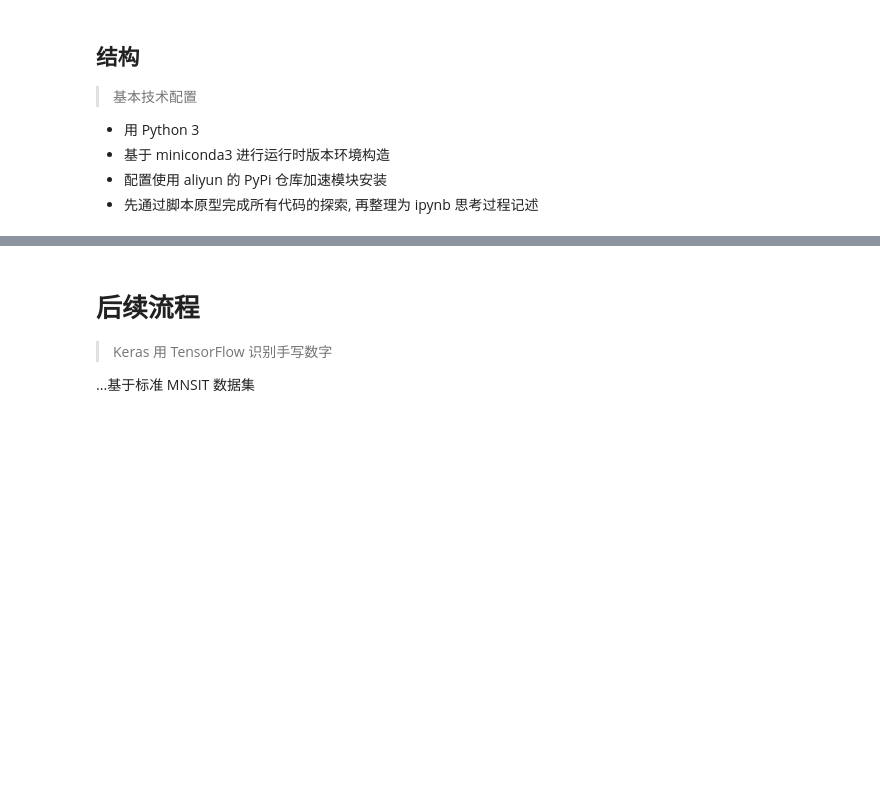
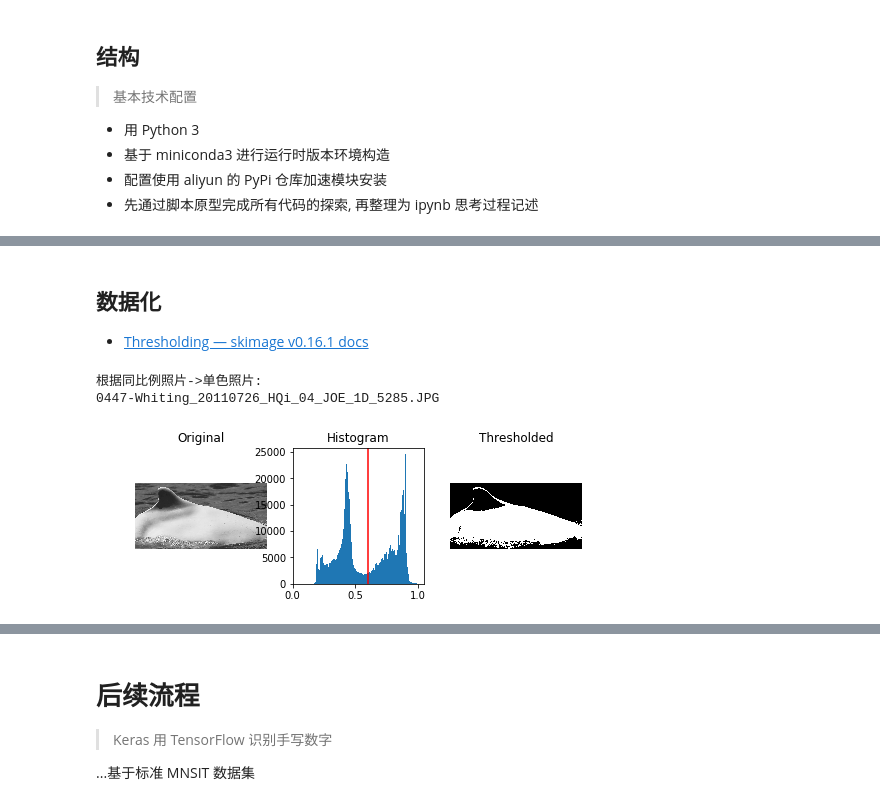
Before and after one commit to tfugzh/demo, a Jupyter notebook: ipynb/DoIs-init-photo-cleanup.ipynb, the cells around one changed output, grey strips where cells are left out. Cells and saved outputs as stored; diff of their text form; code cells hidden in the pictures; blank space fills up the shorter version.

```diff
--- a/ipynb/DoIs-init-photo-cleanup.ipynb
+++ b/ipynb/DoIs-init-photo-cleanup.ipynb
@@ -28,0 +84,11 @@
+# %%
+print('抽查图片比例...')
+for f in _fotos[10:20]:
+    _sfoto = "%s/%s"%(_foto_root, f)
+    #print(f)
+    _img = Image.open(_sfoto)#返回一个Image对象
+    print('''宽: {: <6},高: {: <6} 宽高比: {:<6.2f}：\t{}'''.format(
+            _img.size[0]
+            , _img.size[1]
+            , _img.size[0]/_img.size[1]
+            , f))
@@ -28,0 +217,4 @@
+# %% [markdown]
+## 数据化
+
+- [Thresholding — skimage v0.16.1 docs](https://scikit-image.org/docs/stable/auto_examples/segmentation/plot_thresholding.html#sphx-glr-auto-examples-segmentation-plot-thresholding-py)
@@ -28,0 +227,43 @@
+# %%
+print('根据同比例照片->单色照片:')
+
+_sscales = os.listdir("%s/_SS"%_dolphin)
+print(_sscales[0])
+# %% [output]
+根据同比例照片->单色照片:
+0447-Whiting_20110726_HQi_04_JOE_1D_5285.JPG
+# %%
+
+def plot_thresholding(foto):
+    _res = "%s/_SS/%s"%(_dolphin, foto)
+    _img = skio.imread(_res , as_gray=True)
+    #print(_res, type(_img))
+    thresh = threshold_otsu(_img)
+    binary = _img > thresh
+
+    fig, axes = plt.subplots(ncols=3, figsize=(8, 2.5))
+    ax = axes.ravel()
+    ax[0] = plt.subplot(1, 3, 1)
+    ax[1] = plt.subplot(1, 3, 2)
+    ax[2] = plt.subplot(1, 3, 3, sharex=ax[0], sharey=ax[0])
+
+    ax[0].imshow(_img, cmap=plt.cm.gray)
+    ax[0].set_title('Original')
+    ax[0].axis('off')
+
+    ax[1].hist(_img.ravel(), bins=256)
+    ax[1].set_title('Histogram')
+    ax[1].axvline(thresh, color='r')
+
+    ax[2].imshow(binary, cmap=plt.cm.gray)
+    ax[2].set_title('Thresholded')
+    ax[2].axis('off')
+
+    plt.show()
+
+    return None
+
+
+plot_thresholding(_sscales[11])
+# %% [output]
+[figure, added]
```
Also changed, not shown: parts of 14 cells of this notebook.
